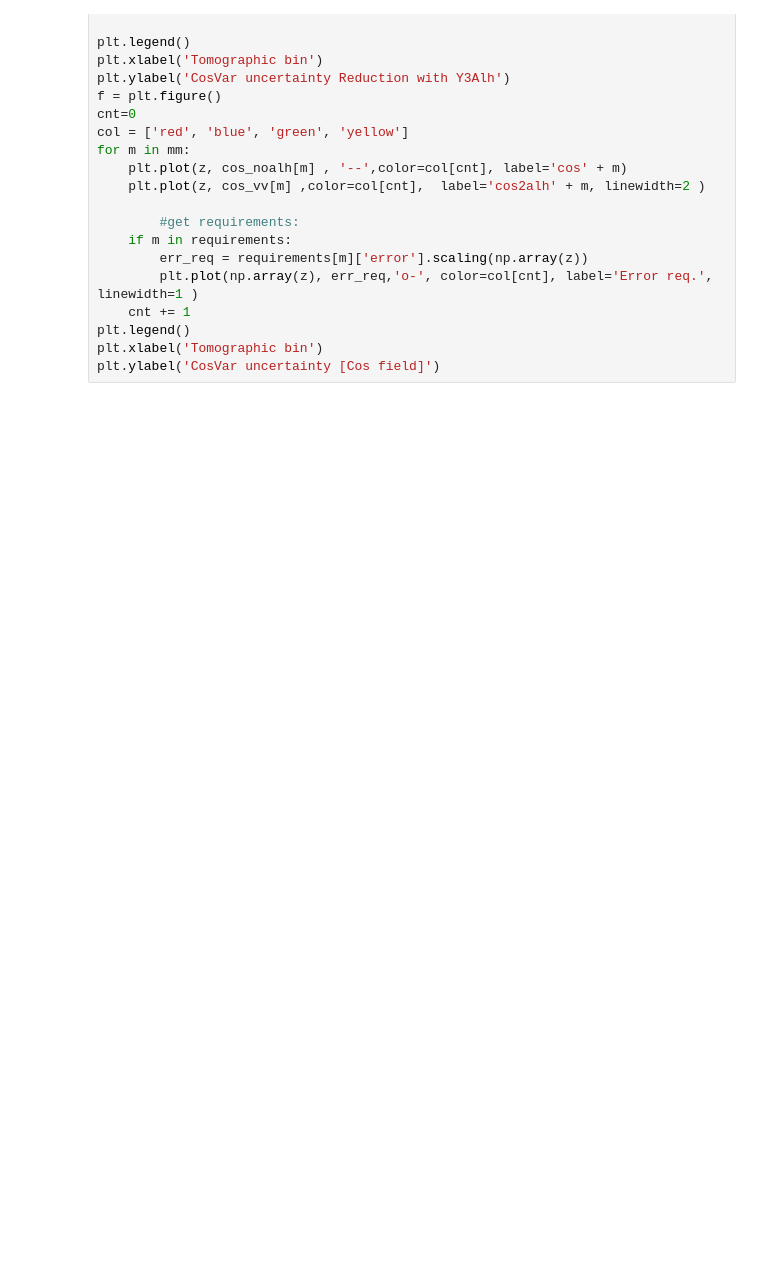
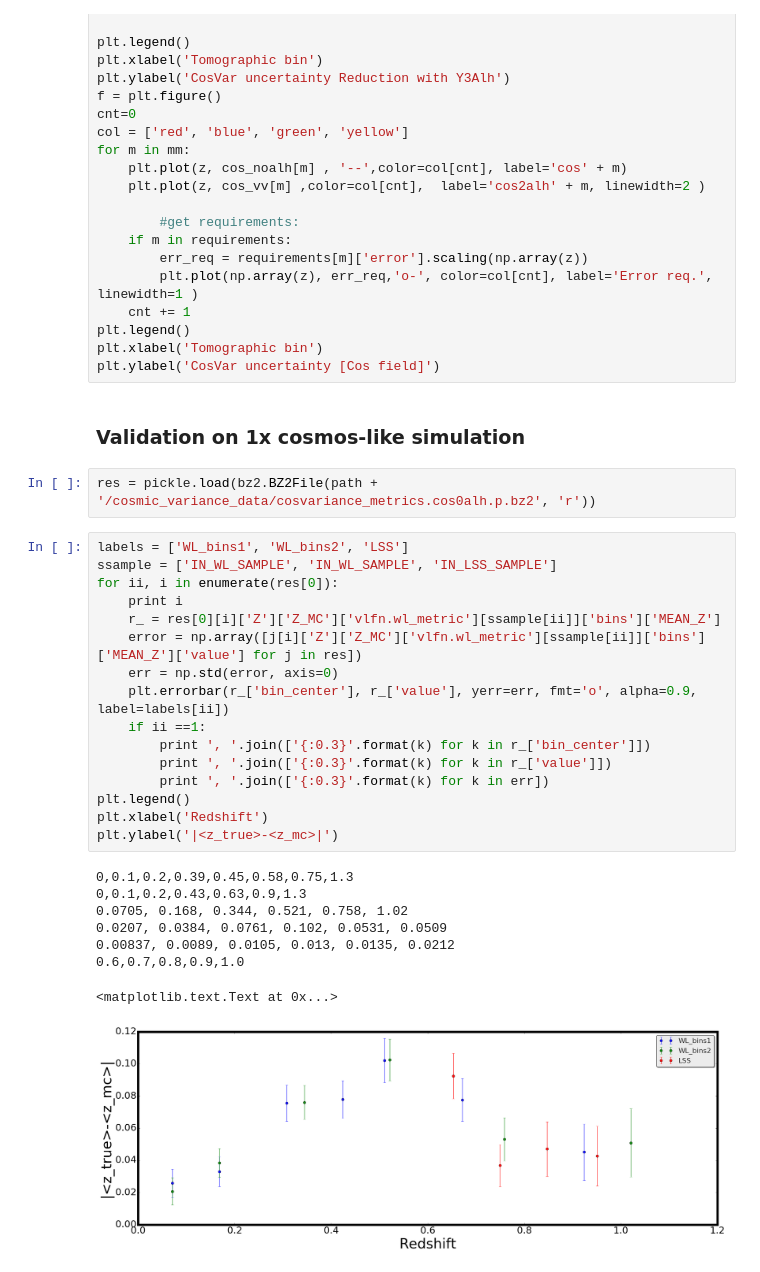
Before and after one commit to DarkEnergySurvey/bpz, a Jupyter notebook: notebook/Validation_metric_values_resampled_data.ipynb, the cells around one changed output. Saved outputs shown, nothing was run; the diff lists cells and outputs as text; blank space fills up the shorter version.

Commit message:
validation updates and science sample identification. Notebook

```diff
--- a/notebook/Validation_metric_values_resampled_data.ipynb
+++ b/notebook/Validation_metric_values_resampled_data.ipynb
@@ -440,3 +440,32 @@ for m in mm:
 plt.legend()
 plt.xlabel('Tomographic bin')
 plt.ylabel('CosVar uncertainty [Cos field]')
+# %% [markdown]
+<h3>Validation on 1x cosmos-like simulation</h3>
+# %%
+res = pickle.load(bz2.BZ2File(path + '/cosmic_variance_data/cosvariance_metrics.cos0alh.p.bz2', 'r'))
+# %%
+labels = ['WL_bins1', 'WL_bins2', 'LSS']
+ssample = ['IN_WL_SAMPLE', 'IN_WL_SAMPLE', 'IN_LSS_SAMPLE']
+for ii, i in enumerate(res[0]):
+    print i
+    r_ = res[0][i]['Z']['Z_MC']['vlfn.wl_metric'][ssample[ii]]['bins']['MEAN_Z']
+    error = np.array([j[i]['Z']['Z_MC']['vlfn.wl_metric'][ssample[ii]]['bins']['MEAN_Z']['value'] for j in res])
+    err = np.std(error, axis=0)
+    plt.errorbar(r_['bin_center'], r_['value'], yerr=err, fmt='o', alpha=0.9, label=labels[ii])
+    if ii ==1:
+        print ', '.join(['{:0.3}'.format(k) for k in r_['bin_center']])
+        print ', '.join(['{:0.3}'.format(k) for k in r_['value']])
+        print ', '.join(['{:0.3}'.format(k) for k in err])
+plt.legend()
+plt.xlabel('Redshift')
+plt.ylabel('|<z_true>-<z_mc>|')
+# %% [output]
+0,0.1,0.2,0.39,0.45,0.58,0.75,1.3
+0,0.1,0.2,0.43,0.63,0.9,1.3
+0.0705, 0.168, 0.344, 0.521, 0.758, 1.02
+0.0207, 0.0384, 0.0761, 0.102, 0.0531, 0.0509
+0.00837, 0.0089, 0.0105, 0.013, 0.0135, 0.0212
+0.6,0.7,0.8,0.9,1.0
+<matplotlib.text.Text at 0x...>
+[figure, added]
```
Also changed, not shown: parts of 5 cells of this notebook, 5 other files.
